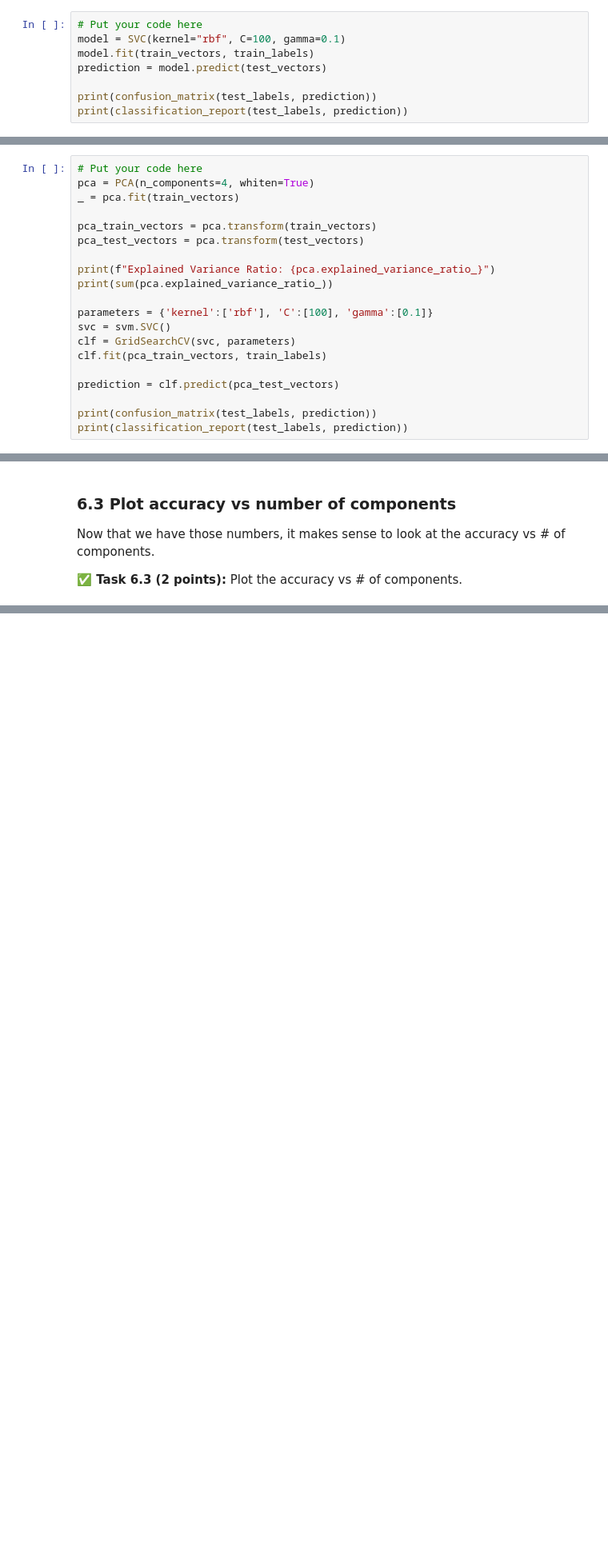
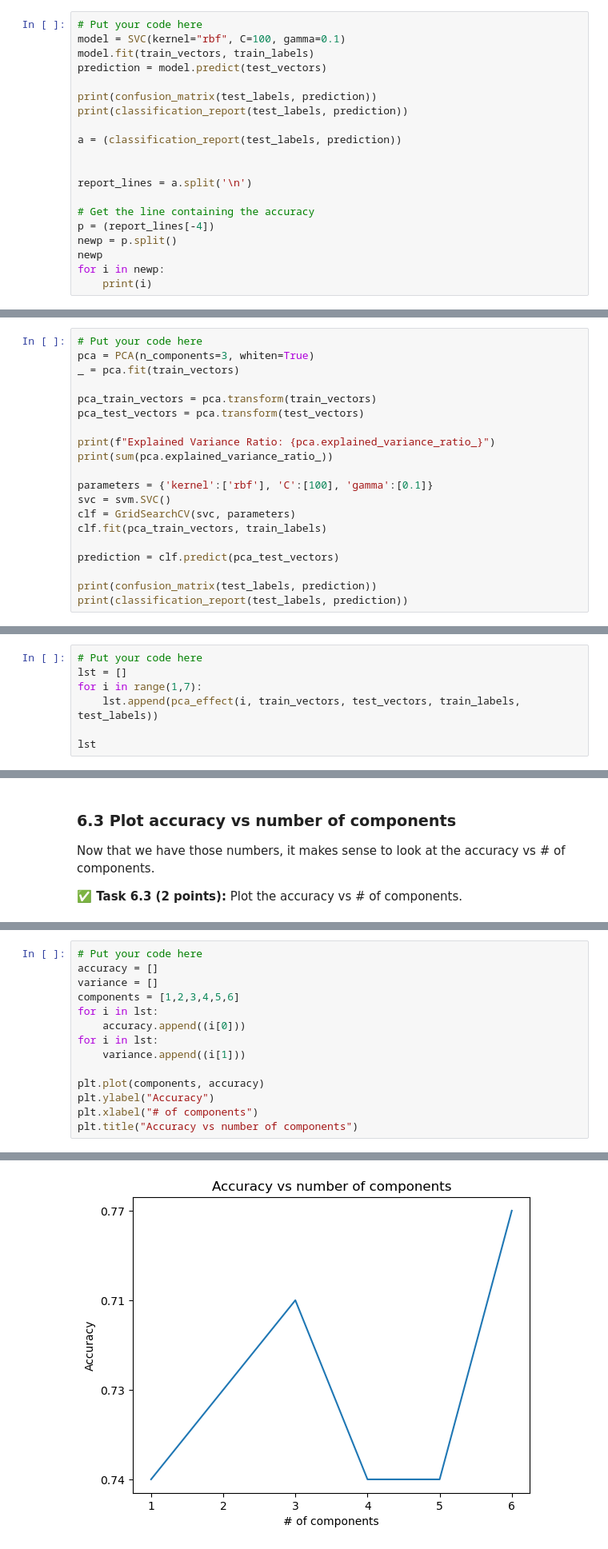
Before and after one commit to barry-huu/CMSE202-s24-turnin, a Jupyter notebook: hw-04/HW-04_PerceptronSVMandPCA-STUDENT.ipynb, the cells around one changed output, grey strips where cells are left out. Shown at 80% size. Cells and saved outputs as stored; diff of their text form; blank space fills up the shorter version.

```diff
--- a/hw-04/HW-04_PerceptronSVMandPCA-STUDENT.ipynb
+++ b/hw-04/HW-04_PerceptronSVMandPCA-STUDENT.ipynb
@@ -306,6 +306,18 @@ prediction = model.predict(test_vectors)
 
 print(confusion_matrix(test_labels, prediction))
 print(classification_report(test_labels, prediction))
+
+a = (classification_report(test_labels, prediction))
+
+
+report_lines = a.split('\n')
+
+# Get the line containing the accuracy
+p = (report_lines[-4])
+newp = p.split()
+newp
+for i in newp:
+    print(i)
 # %% [output]
 [[66 10]
  [21 37]]
@@ -401,7 +417,7 @@ What if we increase the number of principle components to **4** (2/3 of the orig
 **&#9989; Task 5.3 (2 points):** Repeat your analysis from 5.1 and 5.2 using **4 components** instead. As part of your analysis, **print the total explained variance ratio for both components as well as the sum of these values**.
 # %%
 # Put your code here
-pca = PCA(n_components=4, whiten=True)
+pca = PCA(n_components=3, whiten=True)
 _ = pca.fit(train_vectors)
 
 pca_train_vectors = pca.transform(train_vectors)
@@ -476,0 +523,7 @@ Now that you have created a function that returns the accuracy for a given numbe
+# %%
+# Put your code here
+lst = []
+for i in range(1,7):
+    lst.append(pca_effect(i, train_vectors, test_vectors, train_labels, test_labels))
+
+lst
@@ -484,0 +543,15 @@ Now that we have those numbers, it makes sense to look at the accuracy vs # of c
+# %%
+# Put your code here
+accuracy = []
+variance = []
+components = [1,2,3,4,5,6]
+for i in lst:
+    accuracy.append((i[0]))
+for i in lst:
+    variance.append((i[1]))
+
+plt.plot(components, accuracy)
+plt.ylabel("Accuracy")
+plt.xlabel("# of components")
+plt.title("Accuracy vs number of components")
+# %% [output]
@@ -485,2 +559,3 @@ Now that we have those numbers, it makes sense to look at the accuracy vs # of c
+[figure, added]
 # %% [markdown]
 **&#9989; Question 6.1 (3 point):** What do you observe about the accuracy as a function of the number of PCA components you use? One goal of using dimension reduction strategies is to develop a model with the fewest features while maximizing the accuracy. Given that motivation, what number of principal components would you choose and why?
```
Also changed, not shown: parts of 14 cells of this notebook.
